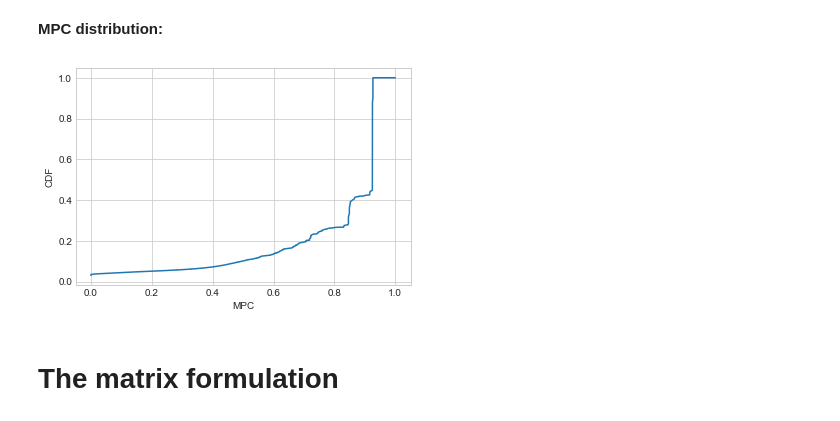
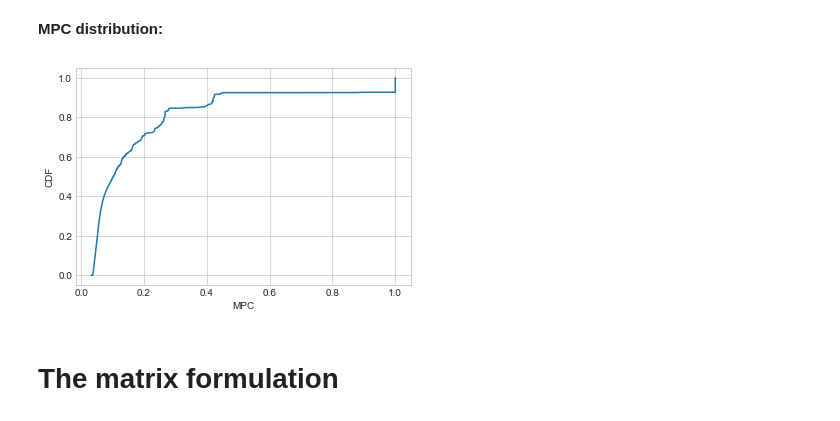
Before and after one commit to AskerNC/AdvMacroHet, a Jupyter notebook: 01/03. Additional Results.ipynb, the cells around one changed output. Saved outputs shown, nothing was run; the diff lists cells and outputs as text; code cells hidden in the pictures.

```diff
--- a/01/03. Additional Results.ipynb
+++ b/01/03. Additional Results.ipynb
@@ -197,14 +184,15 @@ mean MPC:  0.202
 # %%
 fig = plt.figure()
 ax = fig.add_subplot(1,1,1)
 
 I = np.argsort(MPC.ravel())
-ax.plot(np.cumsum(D[:,:-1].ravel()[I]),MPC.ravel()[I])
+#ax.plot(np.cumsum(D[:,:-1].ravel()[I]),MPC.ravel()[I])
+ax.plot(MPC.ravel()[I],np.cumsum(D[:,:-1].ravel()[I]))
 
 ax.set_xlabel('MPC')
 ax.set_ylabel('CDF');
 # %% [output]
-[figure, old version]
+[figure, new version]
 # %% [markdown]
 # The matrix formulation
 # %% [markdown]
```
Also changed, not shown: parts of 4 cells of this notebook, 4 other files.
